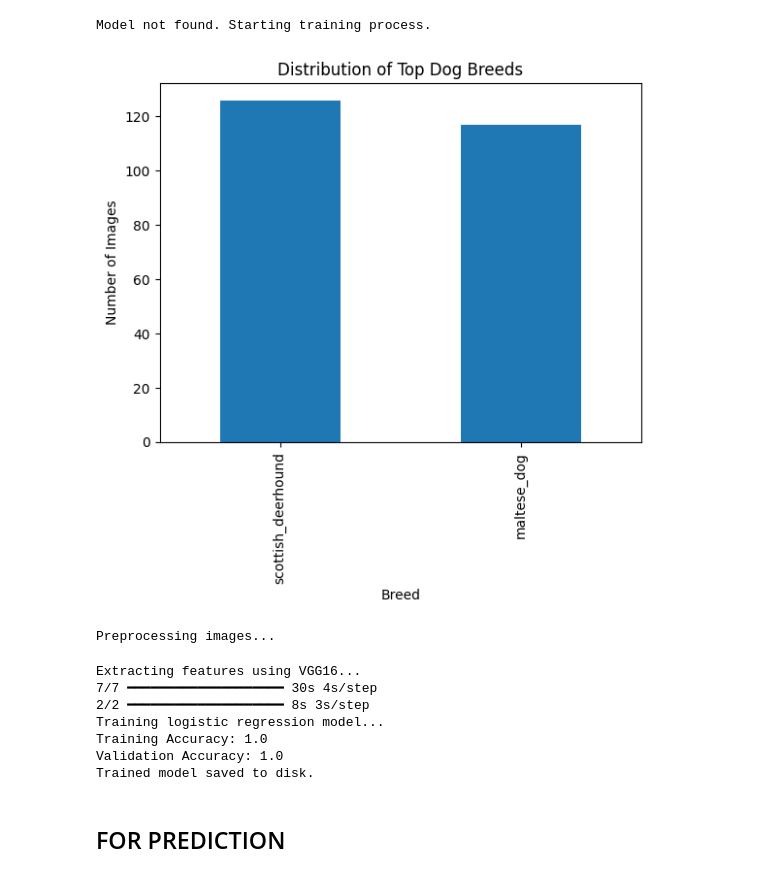
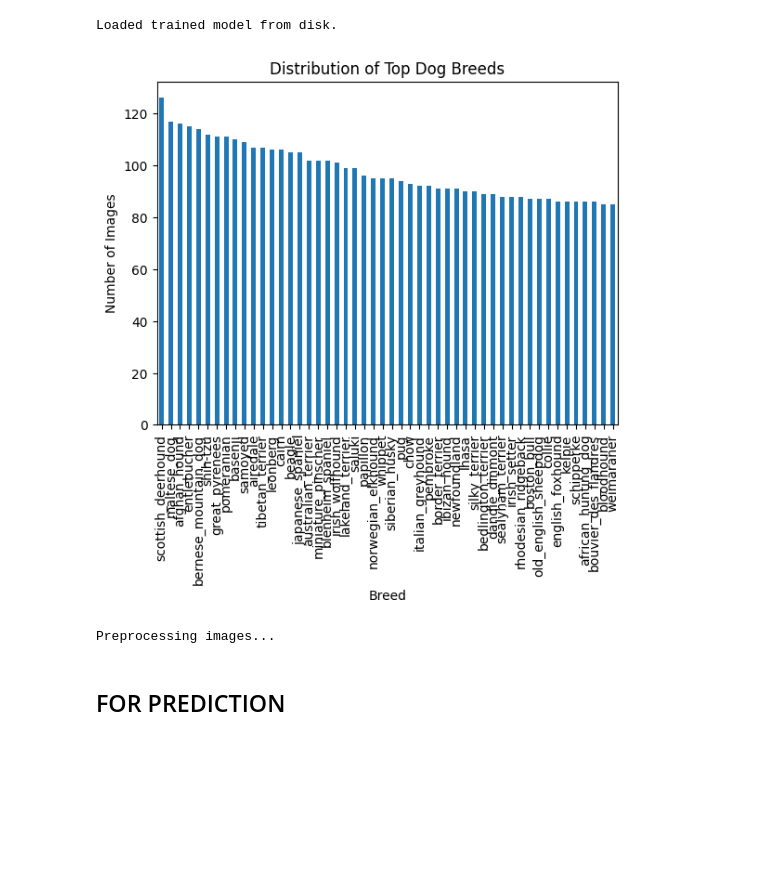
Before and after one commit to Rahul-INX/Dog-Breed-Identifier, a Jupyter notebook: main.ipynb, the cells around one changed output. Saved outputs shown, nothing was run; the diff lists cells and outputs as text; code cells hidden in the pictures; blank space fills up the shorter version.

```diff
--- a/main.ipynb
+++ b/main.ipynb
@@ -18,7 +18,7 @@ model_path = 'logreg_model.pkl'  # Path where the trained model will be saved
 
 # Parameters
 INPUT_SIZE = 224  # Size of the input images (224x224 pixels is standard for VGG16)
-NUM_CLASSES = 2  # Number of classes to consider (reduced for performance and speed) # DEFAULT : 120
+NUM_CLASSES = 40  # Number of classes to consider (reduced for performance and speed) # DEFAULT : 120
 
 # Function to read and preprocess images
 def read_img(img_id, train_or_test, size):
@@ -44,6 +44,30 @@ if isfile(model_path):
     with open(model_path, 'rb') as f:
         logreg = pickle.load(f)  # Loading trained logistic regression model from disk
     print("Loaded trained model from disk.")
+    labels = pd.read_csv(labels_path)  # Reading labels CSV file into a DataFrame
+    selected_breed_list = list(labels.groupby('breed').count().sort_values(by='id', ascending=False).head(NUM_CLASSES).index)  # Selecting top classes
+    labels = labels[labels['breed'].isin(selected_breed_list)]  # Filtering labels for selected classes
+
+    # Visualize the distribution of the top breeds
+    labels['breed'].value_counts().plot(kind='bar')  # Plotting class distribution
+    plt.title('Distribution of Top Dog Breeds')
+    plt.xlabel('Breed')
+    plt.ylabel('Number of Images')
+    plt.show()
+
+    # Preprocess the images
+    x = np.zeros((len(labels), INPUT_SIZE, INPUT_SIZE, 3), dtype='float32')  # Initializing array for preprocessed images
+    print("Preprocessing images...")
+    for i, img_id in tqdm(enumerate(labels['id']), total=len(labels)):  # Iterating through image IDs
+        img = read_img(img_id, 'train', (INPUT_SIZE, INPUT_SIZE))  # Reading and preprocessing image
+        x[i] = preprocess_input(img)  # Preprocessing input image
+
+    # Encode labels as one-hot
+    target_series = pd.Series(labels['breed'])  # Extracting labels
+    one_hot = pd.get_dummies(target_series, sparse=True)  # One-hot encoding labels
+    one_hot_labels = np.asarray(one_hot)  # Converting encoded labels to array
+
+
 else:
     print("Model not found. Starting training process.")
     # Load and preprocess the data
@@ -95,43 +119,36 @@ else:
         pickle.dump(logreg, f)  # Saving trained model to disk
     print("Trained model saved to disk.")
 
 # Prediction function
 def predict_breed(img_path):
     """
     Predicts the dog breed for a given image.
 
     Args:
     - img_path: Path to the image file.
 
     Displays:
     - The image and the predicted breed.
     """
     img = image.load_img(img_path, target_size=(INPUT_SIZE, INPUT_SIZE))  # Loading image
     img = image.img_to_array(img)  # Converting image to array
     img = np.expand_dims(img, axis=0)  # Adding an extra dimension for batching
     img = preprocess_input(img)  # Preprocessing input image
 
     vgg16 = VGG16(weights='imagenet', include_top=False, input_shape=(INPUT_SIZE, INPUT_SIZE, 3), pooling='avg')  # Loading VGG16 model
     features = vgg16.predict(img)  # Extracting features from image
 
     prediction = logreg.predict(features)[0]  # Making prediction using trained model
     predicted_breed = selected_breed_list[prediction]  # Getting predicted breed
 
     plt.imshow(plt.imread(img_path))  # Displaying the image
     plt.title(f"Predicted Breed: {predicted_breed}")  # Setting title with predicted breed
     plt.axis('off')  # Turning off axis
     plt.show()  # Displaying the plot
 # %% [output]
-Model not found. Starting training process.
+Loaded trained model from disk.
-[figure, old version]
+[figure, new version]
 Preprocessing images...
-Extracting features using VGG16...
-7/7 ━━━━━━━━━━━━━━━━━━━━ 30s 4s/step
-2/2 ━━━━━━━━━━━━━━━━━━━━ 8s 3s/step
-Training logistic regression model...
-Training Accuracy: 1.0
-Validation Accuracy: 1.0
-Trained model saved to disk.
 # %% [markdown]
 ## FOR PREDICTION
 # %%
```
Also changed, not shown: parts of 1 cell of this notebook, 1 other file.
